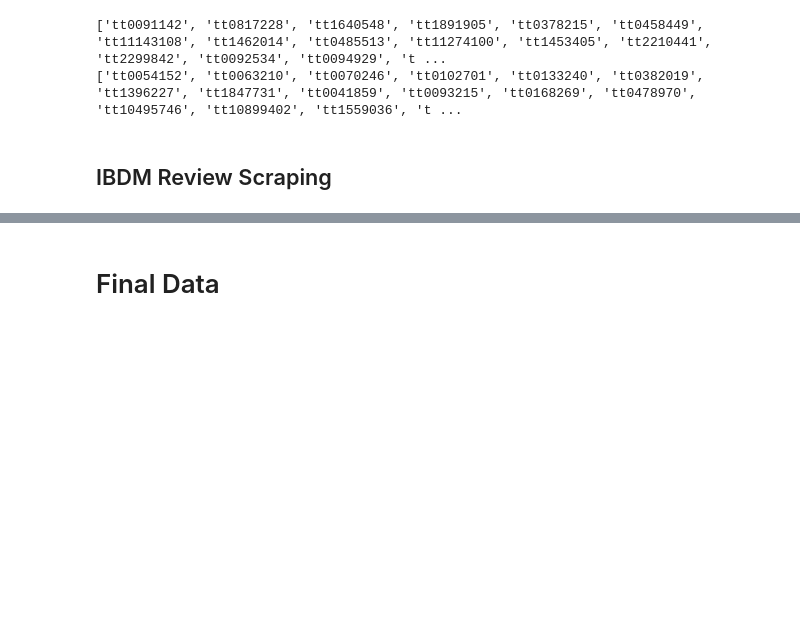
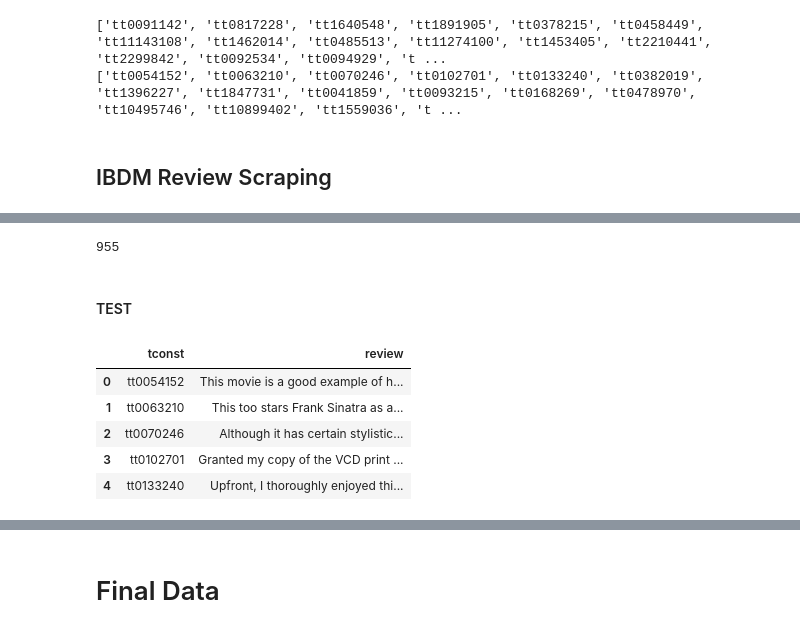
Before and after one commit to meralegre/Big_Data_IMDb, a Jupyter notebook: DataCleaning/spark_cleaning.ipynb, the cells around one changed output, grey strips where cells are left out. Cells and saved outputs as stored; diff of their text form; code cells hidden in the pictures; blank space fills up the shorter version.

Commit message:
adding missing stuff to val and test

```diff
--- a/DataCleaning/spark_cleaning.ipynb
+++ b/DataCleaning/spark_cleaning.ipynb
@@ -583,0 +930,4 @@ df_reviews_test.coalesce(1).write.json("test_reviews.csv", mode='overwrite')
+# %%
+val_reviews_updated.count()
+# %% [output]
+955
@@ -583,0 +936,2 @@ df_reviews_test.coalesce(1).write.json("test_reviews.csv", mode='overwrite')
+# %% [markdown]
+#### TEST
@@ -583,0 +940,15 @@ df_reviews_test.coalesce(1).write.json("test_reviews.csv", mode='overwrite')
+# %%
+# Instead of directly using pd.read_json, try loading and cleaning the JSON data:
+with open("test_reviews.json", "r") as f:
+    data = "[" + ",".join(line.strip() for line in f if line.strip()) + "]"  # Join lines and wrap in []
+
+test_reviews = pd.read_json(data, orient='records')
+
+test_reviews.head()
+# %% [output]
+|  | tconst | review |
+| 0 | tt0054152 | This movie is a good example of h... |
+| 1 | tt0063210 | This too stars Frank Sinatra as a... |
+| 2 | tt0070246 | Although it has certain stylistic... |
+| 3 | tt0102701 | Granted my copy of the VCD print ... |
+| 4 | tt0133240 | Upfront, I thoroughly enjoyed thi... |
```
Also changed, not shown: parts of 36 cells of this notebook.
